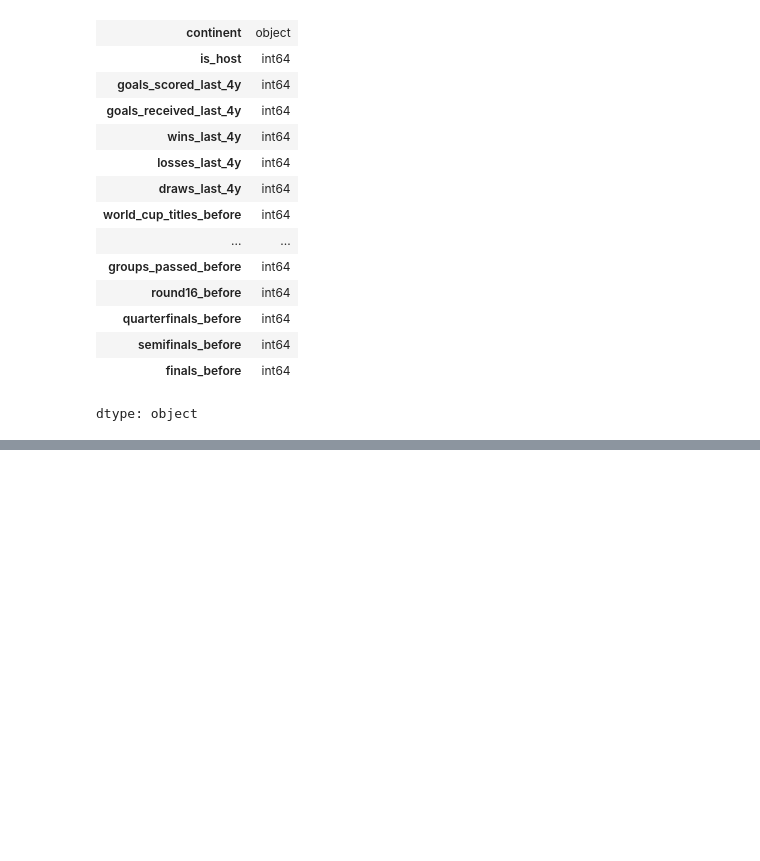
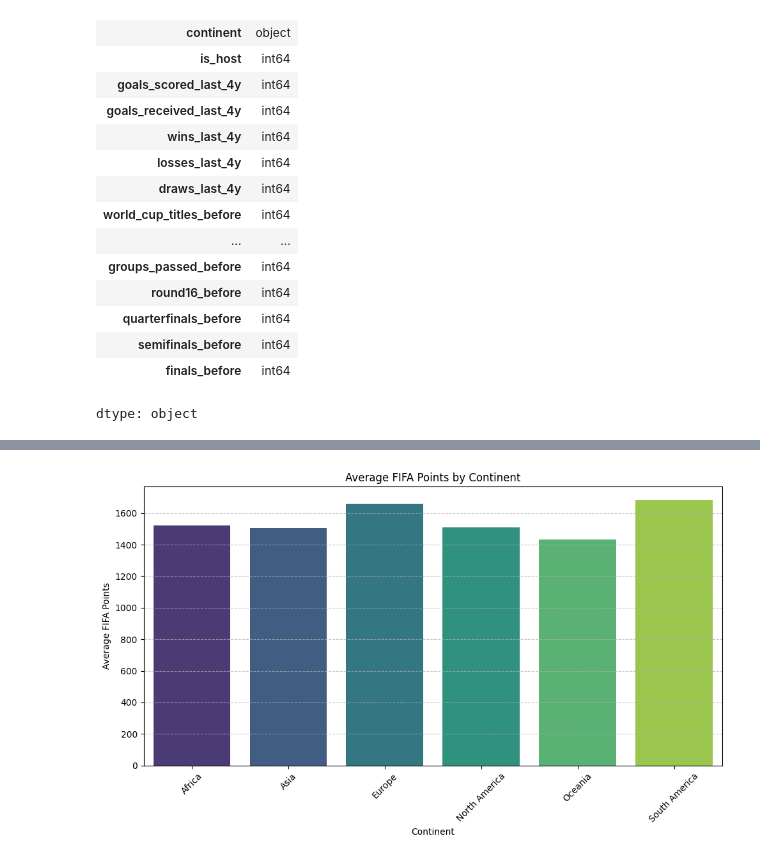
Before and after one commit to kxrrym03/FIFA, a Jupyter notebook: FIFA.ipynb, the cells around one changed output, grey strips where cells are left out. Cells and saved outputs as stored; diff of their text form; code cells hidden in the pictures; blank space fills up the shorter version.

```diff
--- a/FIFA.ipynb
+++ b/FIFA.ipynb
@@ -148,3 +162,7 @@ df.dtypes
 | semifinals_before | int64 |
 | finals_before | int64 |
 dtype: object
+# %%
+avg_fifa_points_by_continent = df.groupby('continent')['fifa_points_pre_tournament'].mean().reset_index()
+print("Average FIFA Points by Continent:")
+display(avg_fifa_points_by_continent)
@@ -150,0 +178,12 @@ dtype: object
+# %%
+plt.figure(figsize=(10, 6))
+sns.barplot(x='continent', y='fifa_points_pre_tournament', data=avg_fifa_points_by_continent, palette='viridis')
+plt.title('Average FIFA Points by Continent')
+plt.xlabel('Continent')
+plt.ylabel('Average FIFA Points')
+plt.xticks(rotation=45)
+plt.grid(axis='y', linestyle='--', alpha=0.7)
+plt.tight_layout()
+plt.show()
+# %% [output]
+[figure, added]
```
Also changed, not shown: parts of 7 cells of this notebook.
